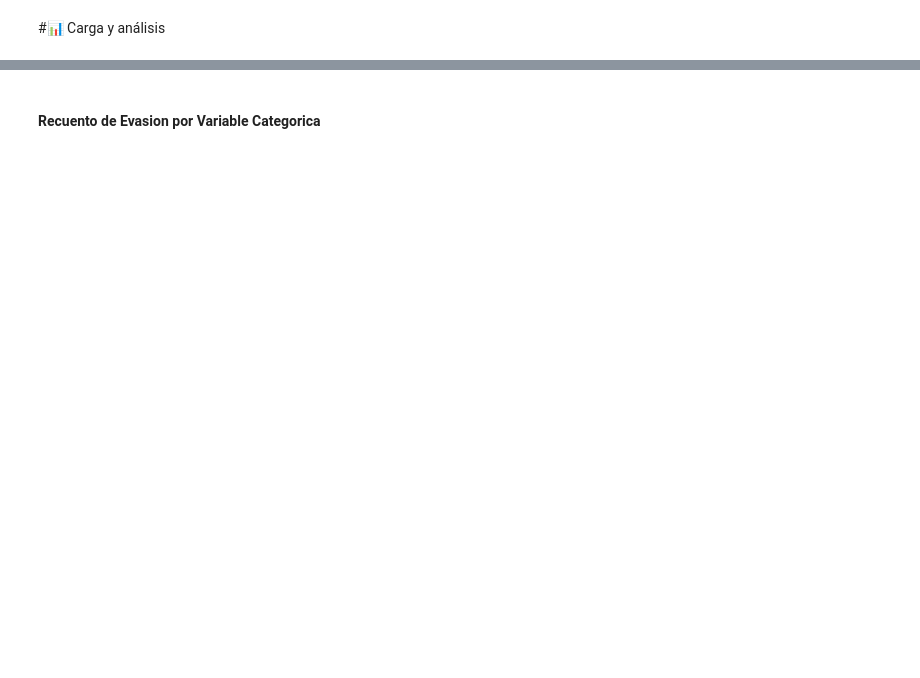
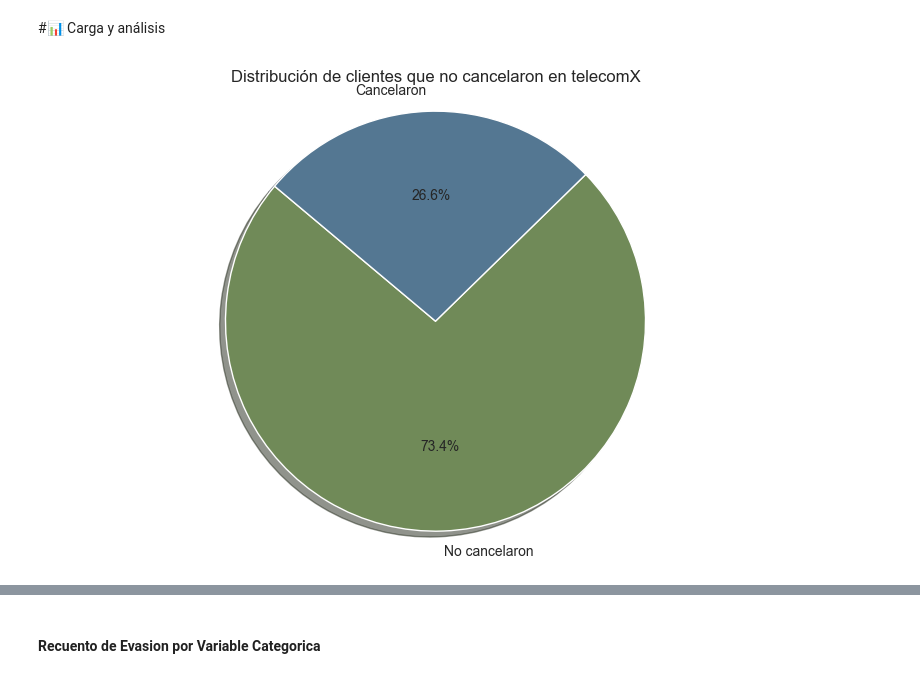
Before and after one commit to willian-ai/challenge2-data-science-LATAM-main, a Jupyter notebook: TelecomX_LATAM.ipynb, the cells around one changed output, grey strips where cells are left out. Saved outputs shown, nothing was run; the diff lists cells and outputs as text; code cells hidden in the pictures; blank space fills up the shorter version.

```diff
--- a/TelecomX_LATAM.ipynb
+++ b/TelecomX_LATAM.ipynb
@@ -378,3 +416,13 @@ Name: Cuentas_diarias, dtype: float64
 # %% [markdown]
 #📊 Carga y análisis
+# %%
+color = ["#708A58", "#547792"]
+sns.set_style("whitegrid")
+plt.figure(figsize=(10, 6))
+plt.pie(telecom["Cancelacion"].value_counts(), labels=["No cancelaron", "Cancelaron"], colors=color, autopct="%1.1f%%", shadow=True, startangle=140)
+plt.title("Distribución de clientes que no cancelaron en telecomX")
+plt.axis("equal")
+plt.show()
+# %% [output]
+[figure, added]
 # %%
```
Also changed, not shown: parts of 18 cells of this notebook, 2 other files.
